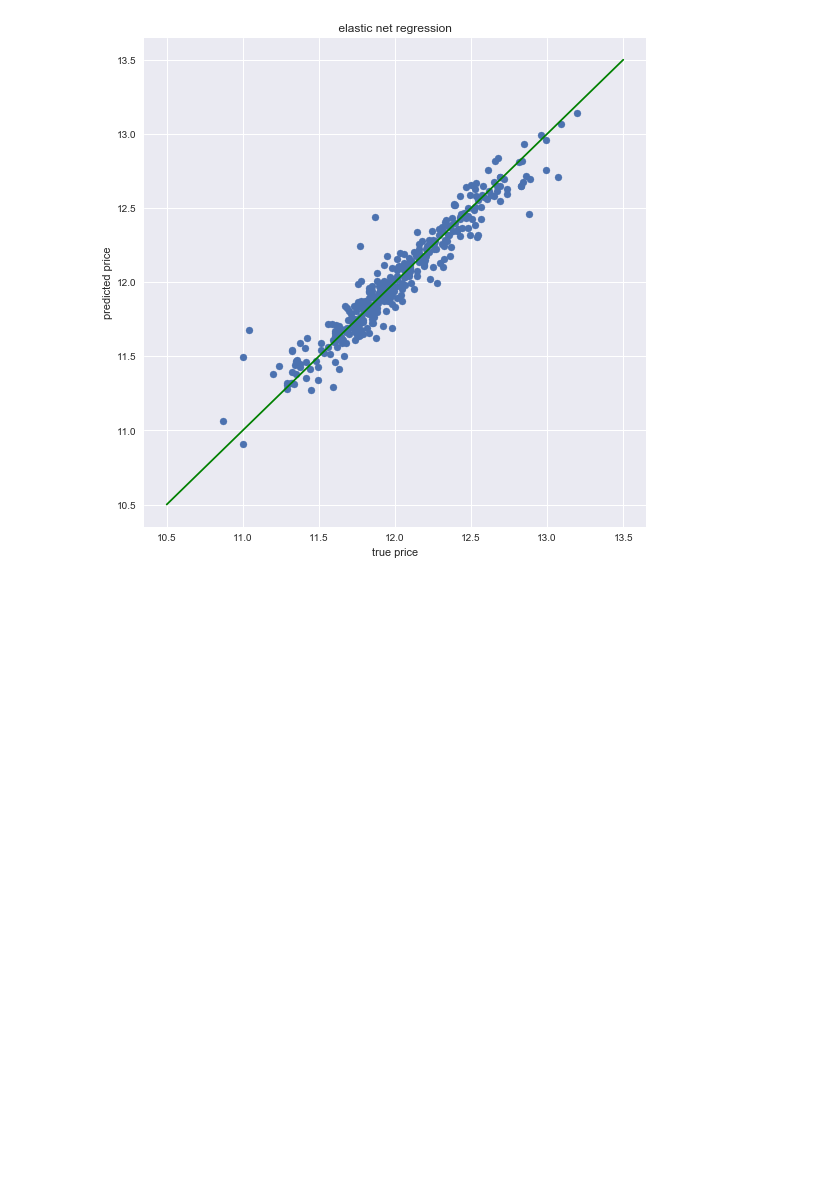
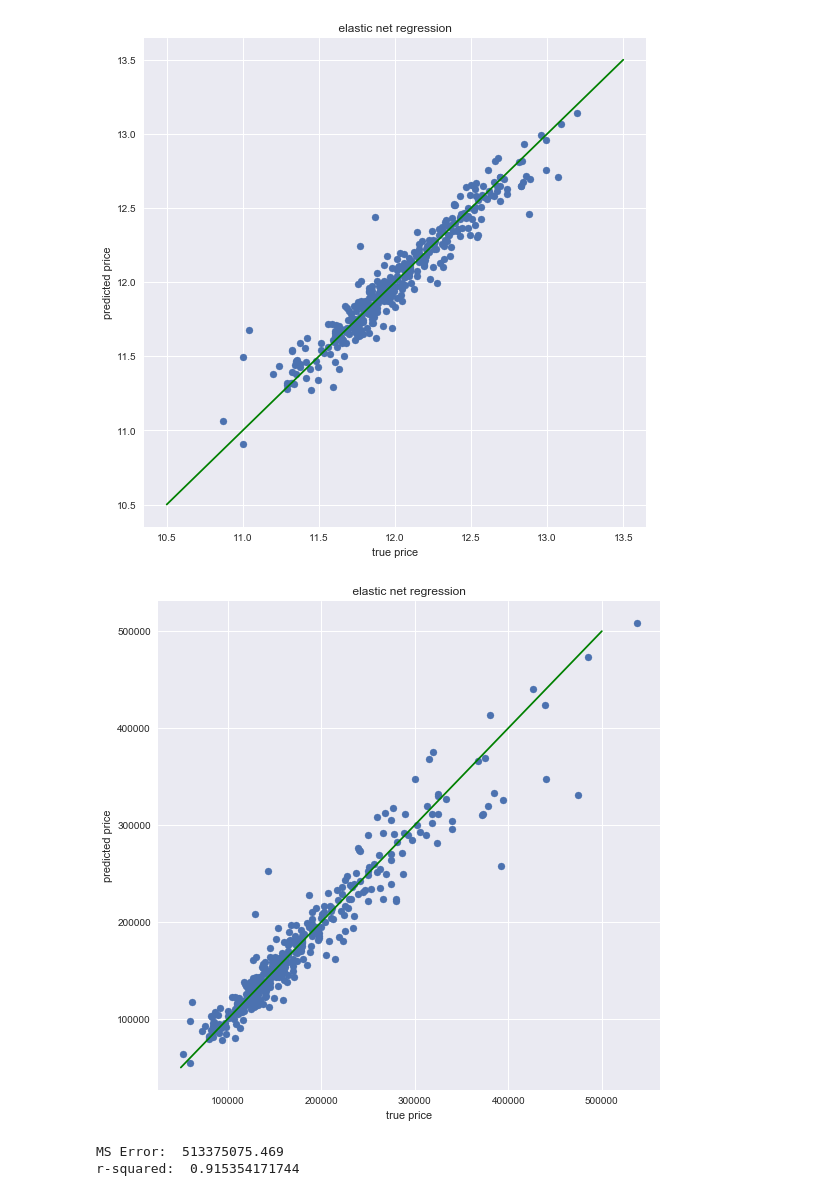
Before and after one commit to HQYGzxc/Regression_techniques, a Jupyter notebook: ames_housing/data_overview.ipynb, the cells around one changed output. Saved outputs shown, nothing was run; the diff lists cells and outputs as text; code cells hidden in the pictures; blank space fills up the shorter version.

```diff
--- a/ames_housing/data_overview.ipynb
+++ b/ames_housing/data_overview.ipynb
@@ -399,3 +406,23 @@ MS Error:  0.0130439642719
 cv scores:  [ 0.80086989  0.83852393  0.82930221  0.79104638]
 mean score:  0.814935602072
 [figure]
+# %%
+# y_test = np.exp(y_test)
+# y_pred = np.exp(y_pred)
+
+plt.rcParams['figure.figsize'] = (9.0, 9.0)
+plt.scatter(y_test, y_pred)
+plt.plot([50000, 500000], [50000, 500000], 'g-', label='true line')
+plt.xlabel('true price')
+plt.ylabel('predicted price')
+plt.title(' elastic net regression ')
+plt.show()
+# %% [output]
+[figure, added]
+# %%
+from sklearn.metrics import r2_score
+print('MS Error: ', mean_squared_error(y_test, y_pred))
+print('r-squared: ', r2_score(y_test, y_pred))
+# %% [output]
+MS Error:  513375075.469
+r-squared:  0.915354171744
```
Also changed, not shown: parts of 5 cells of this notebook.
